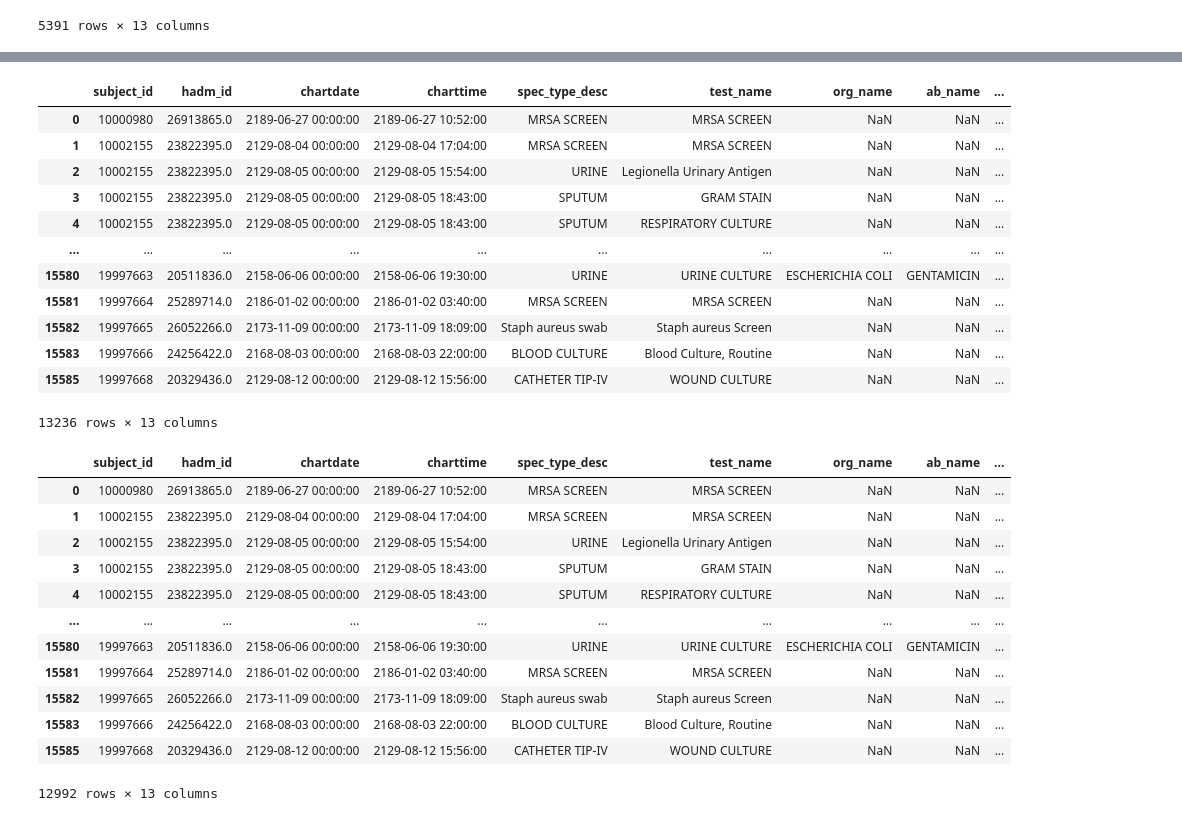
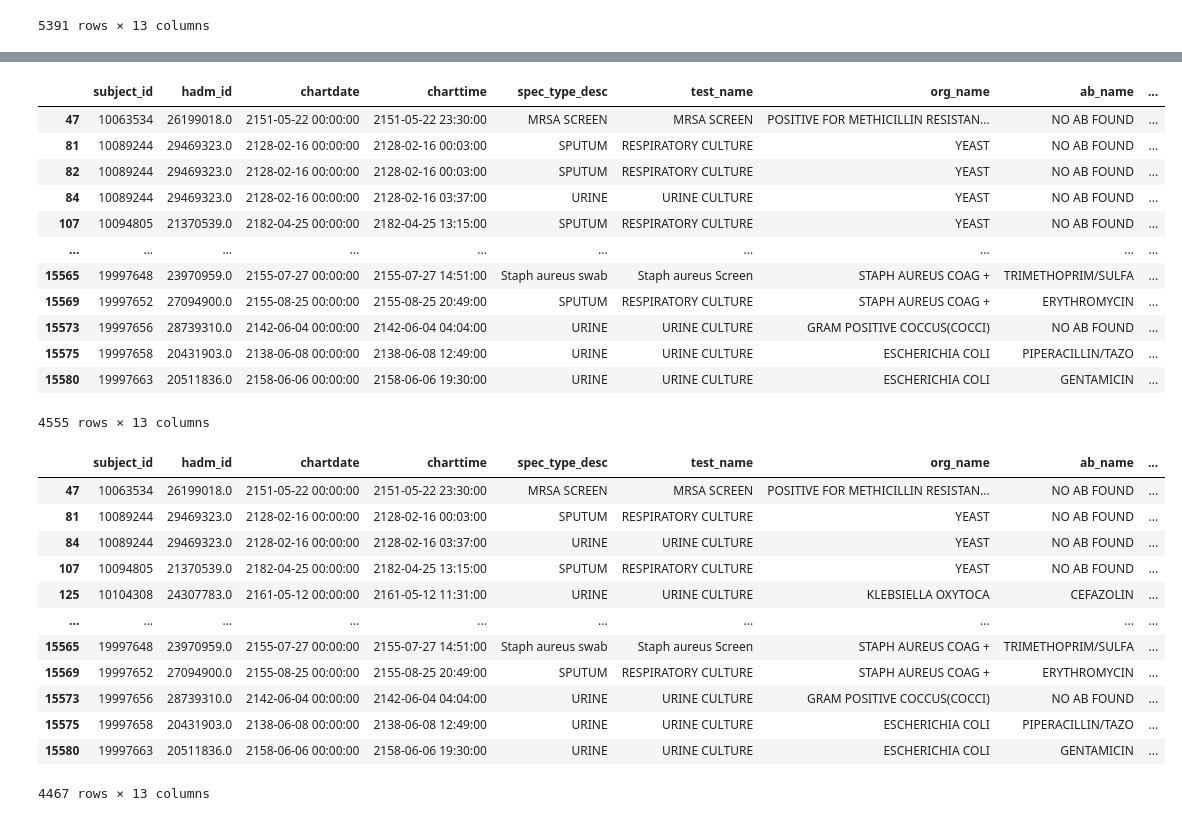
Before and after one commit to TommyTokk/DA4DH, a Jupyter notebook: notebooks/DataPreparation/data_preparation_micro_bio.ipynb, the cells around one changed output, grey strips where cells are left out. Drawn from its saved outputs; the diff is of its cells as text; code cells hidden in the pictures.

```diff
--- a/notebooks/DataPreparation/data_preparation_micro_bio.ipynb
+++ b/notebooks/DataPreparation/data_preparation_micro_bio.ipynb
@@ -56,8 +56,8 @@ microBio_df
 15587 rows × 13 columns
 # %%
 # Drops rows where no organism has been detected
-cleaned_df = microBio_df[~microBio_df['org_name'].isna()]
-cleaned_df
+microBio_df = microBio_df[~microBio_df['org_name'].isna()]
+microBio_df
 # %% [output]
 |  | subject_id | hadm_id | chartdate | charttime | spec_type_desc | test_name | org_name | ab_name | ... |
 | 42 | 10055694 | 25049824.0 | 2118-07-22 00:00:00 | 2118-07-22 17:25:00 | Rapid Respiratory Viral Screen & ... | Respiratory Virus Identification | RESPIRATORY SYNCYTIAL VIRUS (RSV) | NaN | ... |
@@ -72,3 +72,9 @@ cleaned_df
 | 15584 | 19997667 | 20372003.0 | 2144-09-21 00:00:00 | 2144-09-21 20:14:00 | URINE | URINE CULTURE | PSEUDOMONAS AERUGINOSA | MEROPENEM | ... |
 | 15586 | 19997669 | 28219199.0 | 2160-07-03 00:00:00 | 2160-07-03 15:39:00 | URINE | URINE CULTURE | KLEBSIELLA PNEUMONIAE | TRIMETHOPRIM/SULFA | ... |
 5391 rows × 13 columns
+# %%
+# Fill ab_name with "NO AB TESTED"
+org_mask = microBio_df['org_name'].notna()
+ab_msk = microBio_df['ab_name'].isna()
+microBio_df.loc[org_mask & ab_msk, 'ab_name'] = "NO AB FOUND"
+microBio_df
@@ -75,38 +95,38 @@ cleaned_df
 # %%
 # Drop all the lines that have a qc_flag = QC_WARN or QC_FAIL
-success_labs = microBio_df.query(expr="qc_flag=='QC_OK'")
-success_labs
+microBio_df = microBio_df.query(expr="qc_flag=='QC_OK'")
+microBio_df
 # %% [output]
 |  | subject_id | hadm_id | chartdate | charttime | spec_type_desc | test_name | org_name | ab_name | ... |
-| 0 | 10000980 | 26913865.0 | 2189-06-27 00:00:00 | 2189-06-27 10:52:00 | MRSA SCREEN | MRSA SCREEN | NaN | NaN | ... |
-| 1 | 10002155 | 23822395.0 | 2129-08-04 00:00:00 | 2129-08-04 17:04:00 | MRSA SCREEN | MRSA SCREEN | NaN | NaN | ... |
-| 2 | 10002155 | 23822395.0 | 2129-08-05 00:00:00 | 2129-08-05 15:54:00 | URINE | Legionella Urinary Antigen | NaN | NaN | ... |
-| 3 | 10002155 | 23822395.0 | 2129-08-05 00:00:00 | 2129-08-05 18:43:00 | SPUTUM | GRAM STAIN | NaN | NaN | ... |
-| 4 | 10002155 | 23822395.0 | 2129-08-05 00:00:00 | 2129-08-05 18:43:00 | SPUTUM | RESPIRATORY CULTURE | NaN | NaN | ... |
+| 47 | 10063534 | 26199018.0 | 2151-05-22 00:00:00 | 2151-05-22 23:30:00 | MRSA SCREEN | MRSA SCREEN | POSITIVE FOR METHICILLIN RESISTAN... | NO AB FOUND | ... |
+| 81 | 10089244 | 29469323.0 | 2128-02-16 00:00:00 | 2128-02-16 00:03:00 | SPUTUM | RESPIRATORY CULTURE | YEAST | NO AB FOUND | ... |
+| 82 | 10089244 | 29469323.0 | 2128-02-16 00:00:00 | 2128-02-16 00:03:00 | SPUTUM | RESPIRATORY CULTURE | YEAST | NO AB FOUND | ... |
+| 84 | 10089244 | 29469323.0 | 2128-02-16 00:00:00 | 2128-02-16 03:37:00 | URINE | URINE CULTURE | YEAST | NO AB FOUND | ... |
+| 107 | 10094805 | 21370539.0 | 2182-04-25 00:00:00 | 2182-04-25 13:15:00 | SPUTUM | RESPIRATORY CULTURE | YEAST | NO AB FOUND | ... |
 | ... | ... | ... | ... | ... | ... | ... | ... | ... | ... |
+| 15565 | 19997648 | 23970959.0 | 2155-07-27 00:00:00 | 2155-07-27 14:51:00 | Staph aureus swab | Staph aureus Screen | STAPH AUREUS COAG + | TRIMETHOPRIM/SULFA | ... |
+| 15569 | 19997652 | 27094900.0 | 2155-08-25 00:00:00 | 2155-08-25 20:49:00 | SPUTUM | RESPIRATORY CULTURE | STAPH AUREUS COAG + | ERYTHROMYCIN | ... |
+| 15573 | 19997656 | 28739310.0 | 2142-06-04 00:00:00 | 2142-06-04 04:04:00 | URINE | URINE CULTURE | GRAM POSITIVE COCCUS(COCCI) | NO AB FOUND | ... |
+| 15575 | 19997658 | 20431903.0 | 2138-06-08 00:00:00 | 2138-06-08 12:49:00 | URINE | URINE CULTURE | ESCHERICHIA COLI | PIPERACILLIN/TAZO | ... |
 | 15580 | 19997663 | 20511836.0 | 2158-06-06 00:00:00 | 2158-06-06 19:30:00 | URINE | URINE CULTURE | ESCHERICHIA COLI | GENTAMICIN | ... |
-| 15581 | 19997664 | 25289714.0 | 2186-01-02 00:00:00 | 2186-01-02 03:40:00 | MRSA SCREEN | MRSA SCREEN | NaN | NaN | ... |
-| 15582 | 19997665 | 26052266.0 | 2173-11-09 00:00:00 | 2173-11-09 18:09:00 | Staph aureus swab | Staph aureus Screen | NaN | NaN | ... |
-| 15583 | 19997666 | 24256422.0 | 2168-08-03 00:00:00 | 2168-08-03 22:00:00 | BLOOD CULTURE | Blood Culture, Routine | NaN | NaN | ... |
-| 15585 | 19997668 | 20329436.0 | 2129-08-12 00:00:00 | 2129-08-12 15:56:00 | CATHETER TIP-IV | WOUND CULTURE | NaN | NaN | ... |
-13236 rows × 13 columns
+4555 rows × 13 columns
 # %%
 # Drops duplicates
-success_labs = success_labs.drop_duplicates()
-success_labs
+microBio_df = microBio_df.drop_duplicates()
+microBio_df
 # %% [output]
 |  | subject_id | hadm_id | chartdate | charttime | spec_type_desc | test_name | org_name | ab_name | ... |
-| 0 | 10000980 | 26913865.0 | 2189-06-27 00:00:00 | 2189-06-27 10:52:00 | MRSA SCREEN | MRSA SCREEN | NaN | NaN | ... |
-| 1 | 10002155 | 23822395.0 | 2129-08-04 00:00:00 | 2129-08-04 17:04:00 | MRSA SCREEN | MRSA SCREEN | NaN | NaN | ... |
-| 2 | 10002155 | 23822395.0 | 2129-08-05 00:00:00 | 2129-08-05 15:54:00 | URINE | Legionella Urinary Antigen | NaN | NaN | ... |
-| 3 | 10002155 | 23822395.0 | 2129-08-05 00:00:00 | 2129-08-05 18:43:00 | SPUTUM | GRAM STAIN | NaN | NaN | ... |
-| 4 | 10002155 | 23822395.0 | 2129-08-05 00:00:00 | 2129-08-05 18:43:00 | SPUTUM | RESPIRATORY CULTURE | NaN | NaN | ... |
+| 47 | 10063534 | 26199018.0 | 2151-05-22 00:00:00 | 2151-05-22 23:30:00 | MRSA SCREEN | MRSA SCREEN | POSITIVE FOR METHICILLIN RESISTAN... | NO AB FOUND | ... |
+| 81 | 10089244 | 29469323.0 | 2128-02-16 00:00:00 | 2128-02-16 00:03:00 | SPUTUM | RESPIRATORY CULTURE | YEAST | NO AB FOUND | ... |
+| 84 | 10089244 | 29469323.0 | 2128-02-16 00:00:00 | 2128-02-16 03:37:00 | URINE | URINE CULTURE | YEAST | NO AB FOUND | ... |
+| 107 | 10094805 | 21370539.0 | 2182-04-25 00:00:00 | 2182-04-25 13:15:00 | SPUTUM | RESPIRATORY CULTURE | YEAST | NO AB FOUND | ... |
+| 125 | 10104308 | 24307783.0 | 2161-05-12 00:00:00 | 2161-05-12 11:31:00 | URINE | URINE CULTURE | KLEBSIELLA OXYTOCA | CEFAZOLIN | ... |
 | ... | ... | ... | ... | ... | ... | ... | ... | ... | ... |
+| 15565 | 19997648 | 23970959.0 | 2155-07-27 00:00:00 | 2155-07-27 14:51:00 | Staph aureus swab | Staph aureus Screen | STAPH AUREUS COAG + | TRIMETHOPRIM/SULFA | ... |
+| 15569 | 19997652 | 27094900.0 | 2155-08-25 00:00:00 | 2155-08-25 20:49:00 | SPUTUM | RESPIRATORY CULTURE | STAPH AUREUS COAG + | ERYTHROMYCIN | ... |
+| 15573 | 19997656 | 28739310.0 | 2142-06-04 00:00:00 | 2142-06-04 04:04:00 | URINE | URINE CULTURE | GRAM POSITIVE COCCUS(COCCI) | NO AB FOUND | ... |
+| 15575 | 19997658 | 20431903.0 | 2138-06-08 00:00:00 | 2138-06-08 12:49:00 | URINE | URINE CULTURE | ESCHERICHIA COLI | PIPERACILLIN/TAZO | ... |
 | 15580 | 19997663 | 20511836.0 | 2158-06-06 00:00:00 | 2158-06-06 19:30:00 | URINE | URINE CULTURE | ESCHERICHIA COLI | GENTAMICIN | ... |
-| 15581 | 19997664 | 25289714.0 | 2186-01-02 00:00:00 | 2186-01-02 03:40:00 | MRSA SCREEN | MRSA SCREEN | NaN | NaN | ... |
-| 15582 | 19997665 | 26052266.0 | 2173-11-09 00:00:00 | 2173-11-09 18:09:00 | Staph aureus swab | Staph aureus Screen | NaN | NaN | ... |
-| 15583 | 19997666 | 24256422.0 | 2168-08-03 00:00:00 | 2168-08-03 22:00:00 | BLOOD CULTURE | Blood Culture, Routine | NaN | NaN | ... |
-| 15585 | 19997668 | 20329436.0 | 2129-08-12 00:00:00 | 2129-08-12 15:56:00 | CATHETER TIP-IV | WOUND CULTURE | NaN | NaN | ... |
-12992 rows × 13 columns
+4467 rows × 13 columns
 # %%
 # Drops rows where the two times does not correspond
```
Also changed, not shown: parts of 6 cells of this notebook, 6 other files.
